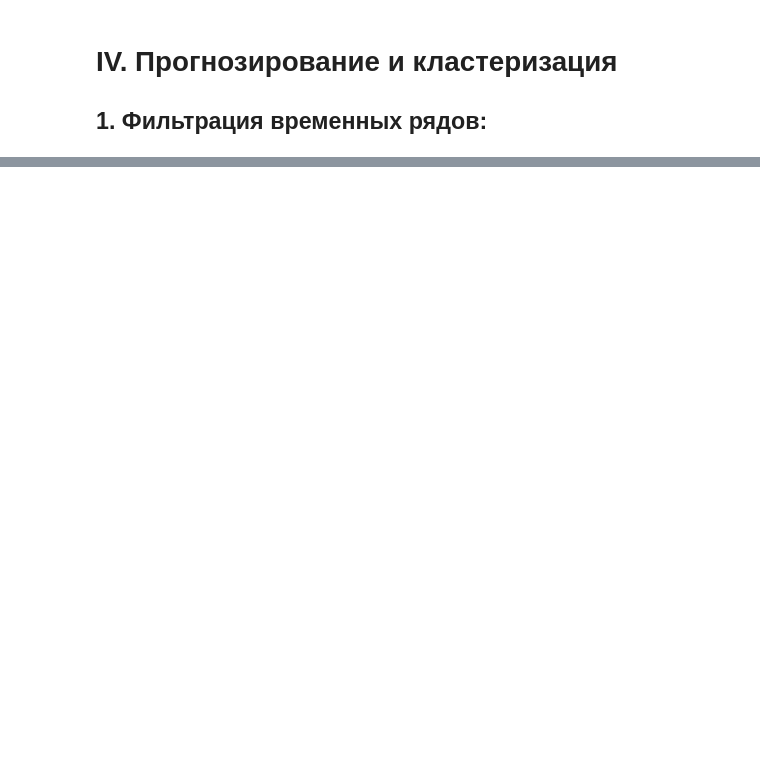
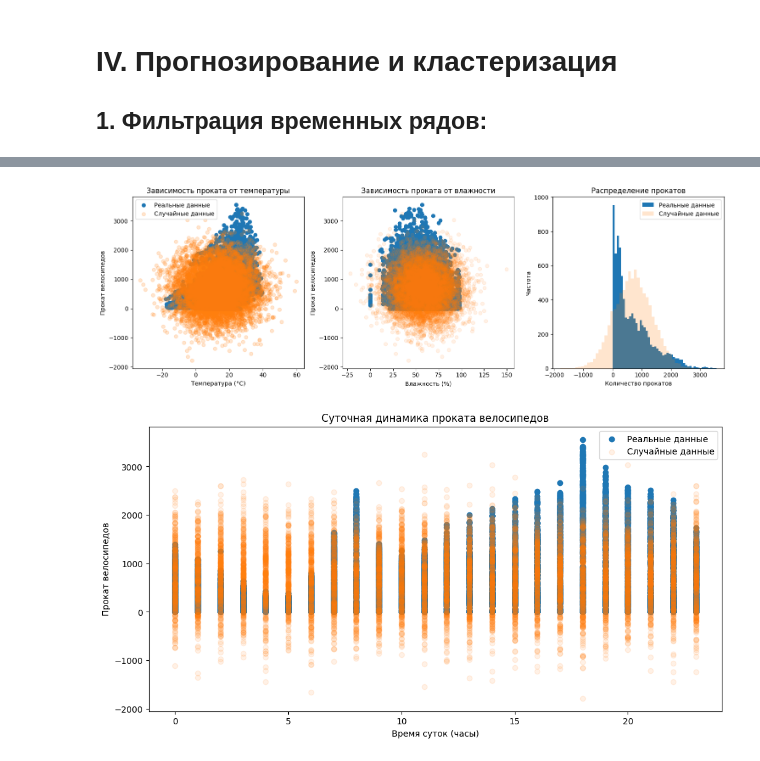
Before and after one commit to EZHOWWW/plab1, a Jupyter notebook: Lab.ipynb, the cells around one changed output, grey strips where cells are left out. Drawn from its saved outputs; the diff is of its cells as text; code cells hidden in the pictures; blank space fills up the shorter version.

```diff
--- a/Lab.ipynb
+++ b/Lab.ipynb
@@ -335,0 +513,55 @@ Day index: 631
+# %%
+plt.figure(figsize=(15, 5))
+
+# Plot of rentals vs temperature
+Y = X["Rented Bike Count"]
+plt.subplot(131)
+plt.scatter(X["Temperature"], Y, alpha=1, label="Real data")
+plt.scatter(
+    random_data["Temperature"],
+    random_data["Rented_Bike_Count"],
+    alpha=0.2,
+    label="Random data",
+)
+plt.xlabel("Temperature (°C)")
+plt.ylabel("Bike rentals")
+plt.title("Dependence of rentals on temperature")
+plt.legend()
+
+# Plot of rentals vs humidity
+plt.subplot(132)
+plt.scatter(X["Humidity"], Y, alpha=1, label="Real data")
+plt.scatter(
+    random_data["Humidity"],
+    random_data["Rented_Bike_Count"],
+    alpha=0.1,
+    label="Random data",
+)
+plt.xlabel("Humidity (%)")
+plt.ylabel("Bike rentals")
+plt.title("Dependence of rentals on humidity")
+
+# Histograms of distributions
+plt.subplot(133)
+plt.hist(Y, bins=50, alpha=1, label="Real data")
+plt.hist(random_data["Rented_Bike_Count"], bins=50, alpha=0.2, label="Random data")
+plt.xlabel("Number of rentals")
+plt.ylabel("Frequency")
+plt.title("Distribution of rentals")
+plt.legend()
+
+plt.tight_layout()
+plt.show()
+
+# Time series visualization
+plt.figure(figsize=(12, 6))
+plt.plot(X["Hour"], Y, label="Real data", alpha=0.7)
+plt.plot(X["Hour"], random_data["Rented_Bike_Count"], label="Random data", alpha=0.3)
+plt.xlabel("Time of day (hours)")
+plt.ylabel("Bike rentals")
+plt.title("Daily dynamics of bike rentals")
+plt.legend()
+plt.show()
+# %% [output]
+[figure, added]
+[figure, added]
```
Also changed, not shown: parts of 11 cells of this notebook.
